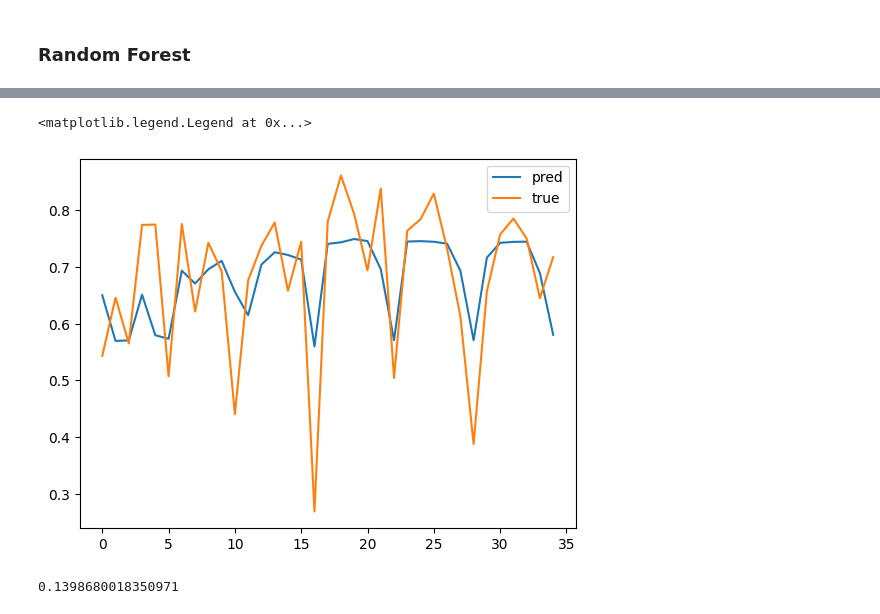
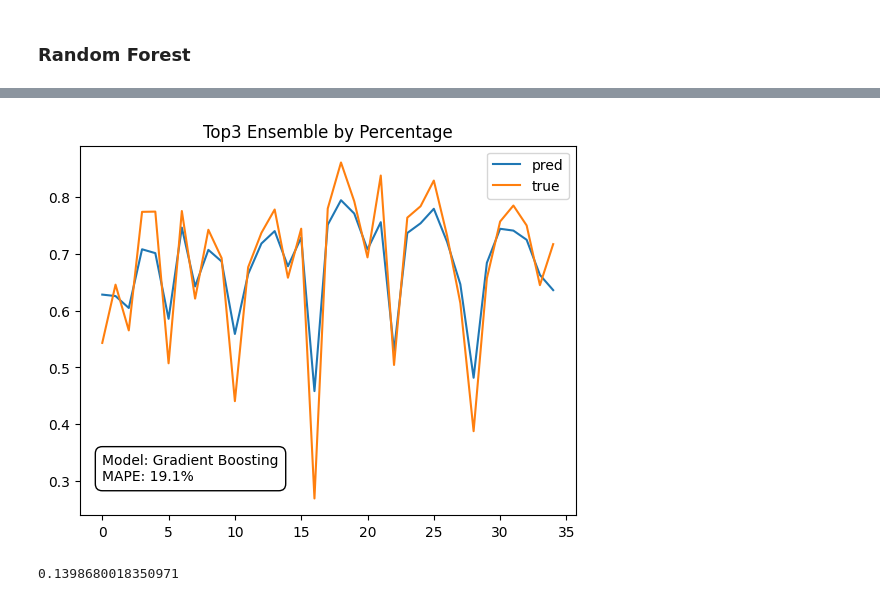
Before and after one commit to lelandjmurrin/Acquisition_Due_Dilligence_Capstone_Project, a Jupyter notebook: GeneralLedgerTxns_Models.ipynb, the cells around one changed output, grey strips where cells are left out. Saved outputs shown, nothing was run; the diff lists cells and outputs as text; code cells hidden in the pictures.

```diff
--- a/GeneralLedgerTxns_Models.ipynb
+++ b/GeneralLedgerTxns_Models.ipynb
@@ -703,10 +752,11 @@ plt.annotate(
 # %% [markdown]
 ### Random Forest
 # %%
-def gen_top3_matrix(df, pct = False):
+def gen_top3_matrix(df, pct = False, others = False):
     def helper(x):
         divisor = x.txn_amt.sum() if pct else 1
-        return x.query("desc1 in @TOP3_DESC1_LIST").txn_amt.sum()/divisor
+        query_condition = "desc1 not in @TOP3_DESC1_LIST" if others else "desc1 in @TOP3_DESC1_LIST"
+        return x.query(query_condition).txn_amt.sum()/divisor
 
     return (pd.concat(
                         [df.groupby("period_fyear").apply(helper).shift(-i).rename(f"lag_{i}") for i in range(13)],
@@ -759,5 +809,8 @@ best_model, best_params, best_score = run_ensemble_grid_search(ts_top3_pct_matri
 # %%
-ts_top3_matrix = pd.concat([ts_top3_pct_matrix.eval("df_type = 'pct'"), ts_top3_ttl_matrix.eval("df_type = 'ttl'")])
+ts_top3_matrix = pd.concat([
+                                gen_top3_matrix(dh.df, pct = True).eval("df_type = 'pct'"),
+                                gen_top3_matrix(dh.df, pct = False).eval("df_type = 'ttl'")
+                            ])
 #ts_top3_matrix = pd.concat([ts_top3_matrix.eval("model_type = 'rfr'"), ts_top3_matrix.eval("model_type = 'gbr'")])
 nrows = ts_top3_matrix.shape[0]
 ts_top3_matrix = pd.concat([
@@ -778,3 +845,16 @@ grid_search_matrix = ts_top3_matrix.groupby(["df_type", "model_name"]).apply(lam
+# %%
+model_top3, X_top3, y_top3 = run_ensemble(ts_top3_pct_matrix, grid_search_matrix["pct"]["gbr"][0])
+plt.plot(model_top3.predict(X_top3), label = "pred")
+plt.plot(y_top3, label = "true")
+plt.legend()
+plt.title("Top3 Ensemble by Percentage")
+plt.annotate(
+                f"Model: Gradient Boosting\nMAPE: {round(grid_search_matrix['pct']['gbr'][2]*100, 1)}%",
+                xy = (0, 0.3),
+                bbox = dict(boxstyle = "round, pad = 0.5", facecolor = "white")
+            );
+# %% [output]
+[figure, added]
 # %%
 model, X_ensemble, y_ensemble = run_ensemble(
                     ts_top3_pct_matrix,
@@ -790,10 +871,3 @@ model, X_ensemble, y_ensemble = run_ensemble(
-# %%
-plt.plot(model.predict(X_ensemble), label = "pred")
-plt.plot(y_ensemble, label = "true")
-plt.legend()
-# %% [output]
-<matplotlib.legend.Legend at 0x...>
-[figure, removed]
 # %%
 (abs(grid_search_rfr.best_estimator_.predict(X_ts_top3) - y_ts_top3)/y_ts_top3).mean()
 # %% [output]
```
Also changed, not shown: parts of 29 cells of this notebook, 3 other files.
